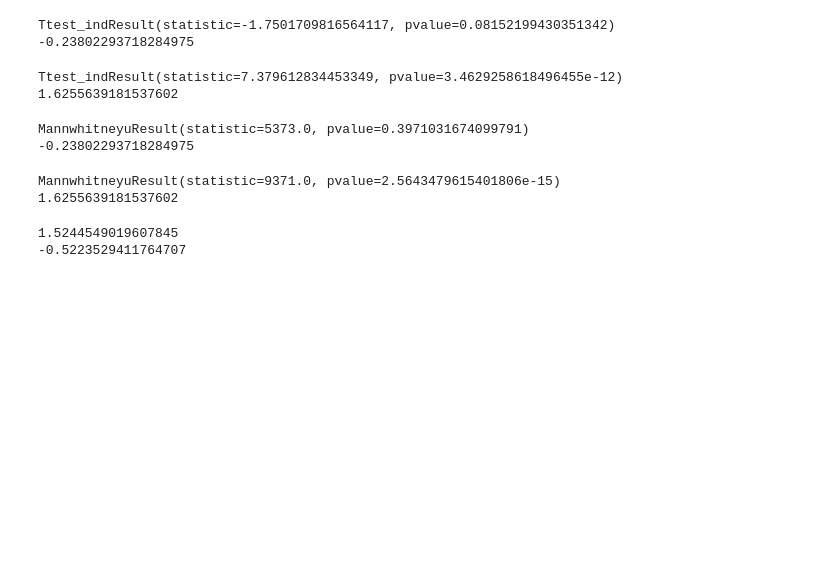
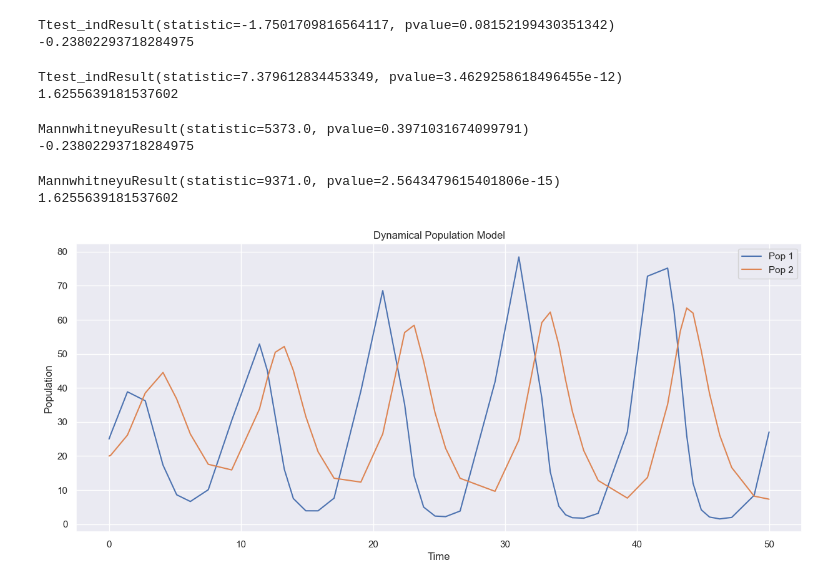
Before and after one commit to hrelosim/AM170B_Spring23, a Jupyter notebook: AM170B_hw1_lab.ipynb, the cells around one changed output. Drawn from its saved outputs; the diff is of its cells as text; code cells hidden in the pictures; blank space fills up the shorter version.

Commit message:
Population Dynamics question

```diff
--- a/AM170B_hw1_lab.ipynb
+++ b/AM170B_hw1_lab.ipynb
@@ -254,23 +277,39 @@ MannwhitneyuResult(statistic=9371.0, pvalue=2.5643479615401806e-15)
 #   cancer and normal groups for all genes in the dataset. Use a scatterplot to plot log2 fold changes vs -log10(pvalue).
 # %%
 #problem 3
-
 #A)
-
 a = 3.2
 b = 0.6
 c = 50
 d = 0.56
 k = 125
 r = 1.6
 
-x = 1
-y = 1
-xdot = r*x*(1- x/k) - (a*x*y)/(c+x)
-ydot = (b*a*x*y)/(c+x) - d*y
+x1 = 25
+y1 = 20
 
-print(xdot)
-print(ydot)
+x2 = 1
+y2 = 1
+
+x3 = 20
+y3 = 2
+
+def fun(t,z,r,a,b,c,d,k):
+        x,y = z
+        xdot = (r*x)*(1- x/k) - (a*x*y)/(c+x)
+        ydot = (b*a*x*y)/(c+x) - (d*y)
+        return  xdot, ydot
+
+#print(xdot)
+#print(ydot)
+
+s = solve_ivp(fun,[0,50],[x1,y1], args=(r, a, b, c, d, k))
+plt.plot(s.t,s.y[0], label='Pop 1')
+plt.plot(s.t,s.y[1], label='Pop 2')
+plt.xlabel('Time')
+plt.ylabel('Population')
+plt.title('Dynamical Population Model')
+plt.legend()
+plt.show()
 # %% [output]
-1.5244549019607845
--0.5223529411764707
+[figure, added]
```
Also changed, not shown: parts of 10 cells of this notebook.
